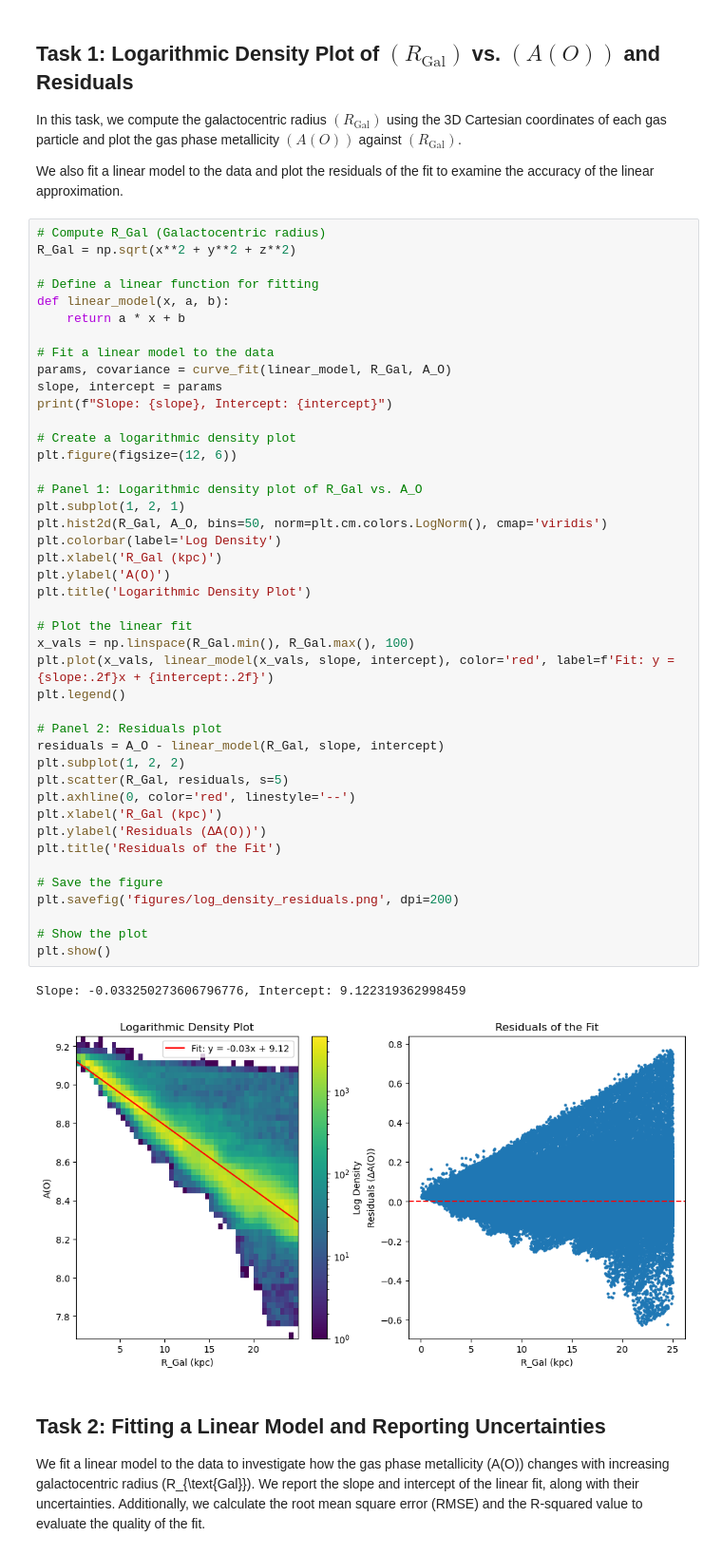
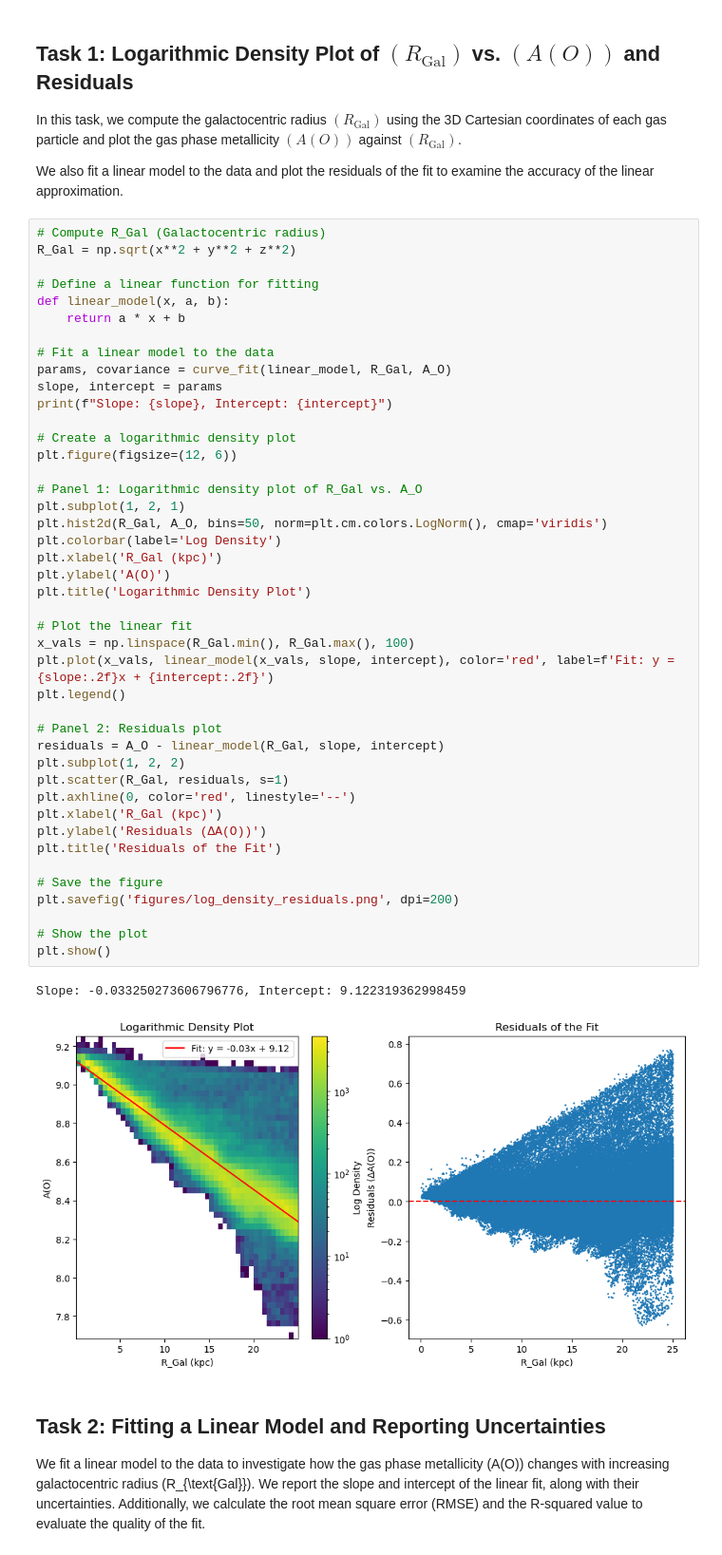
Before and after one commit to csy331/ASTR8004, a Jupyter notebook: assignment3.ipynb, the cells around one changed output. Shown at 95% size. Drawn from its saved outputs; the diff is of its cells as text.

```diff
--- a/assignment3.ipynb
+++ b/assignment3.ipynb
@@ -203,35 +203,35 @@ print(f"Slope: {slope}, Intercept: {intercept}")
 plt.figure(figsize=(12, 6))
 
 # Panel 1: Logarithmic density plot of R_Gal vs. A_O
 plt.subplot(1, 2, 1)
 plt.hist2d(R_Gal, A_O, bins=50, norm=plt.cm.colors.LogNorm(), cmap='viridis')
 plt.colorbar(label='Log Density')
 plt.xlabel('R_Gal (kpc)')
 plt.ylabel('A(O)')
 plt.title('Logarithmic Density Plot')
 
 # Plot the linear fit
 x_vals = np.linspace(R_Gal.min(), R_Gal.max(), 100)
 plt.plot(x_vals, linear_model(x_vals, slope, intercept), color='red', label=f'Fit: y = {slope:.2f}x + {intercept:.2f}')
 plt.legend()
 
 # Panel 2: Residuals plot
 residuals = A_O - linear_model(R_Gal, slope, intercept)
 plt.subplot(1, 2, 2)
-plt.scatter(R_Gal, residuals, s=5)
+plt.scatter(R_Gal, residuals, s=1)
 plt.axhline(0, color='red', linestyle='--')
 plt.xlabel('R_Gal (kpc)')
 plt.ylabel('Residuals (ΔA(O))')
 plt.title('Residuals of the Fit')
 
 # Save the figure
 plt.savefig('figures/log_density_residuals.png', dpi=200)
 
 # Show the plot
 plt.show()
 # %% [output]
 Slope: -0.033250273606796776, Intercept: 9.122319362998459
-[figure, old version]
+[figure, new version]
 # %% [markdown]
 ## Task 2: Fitting a Linear Model and Reporting Uncertainties
 
```
Also changed, not shown: 1 other file.
